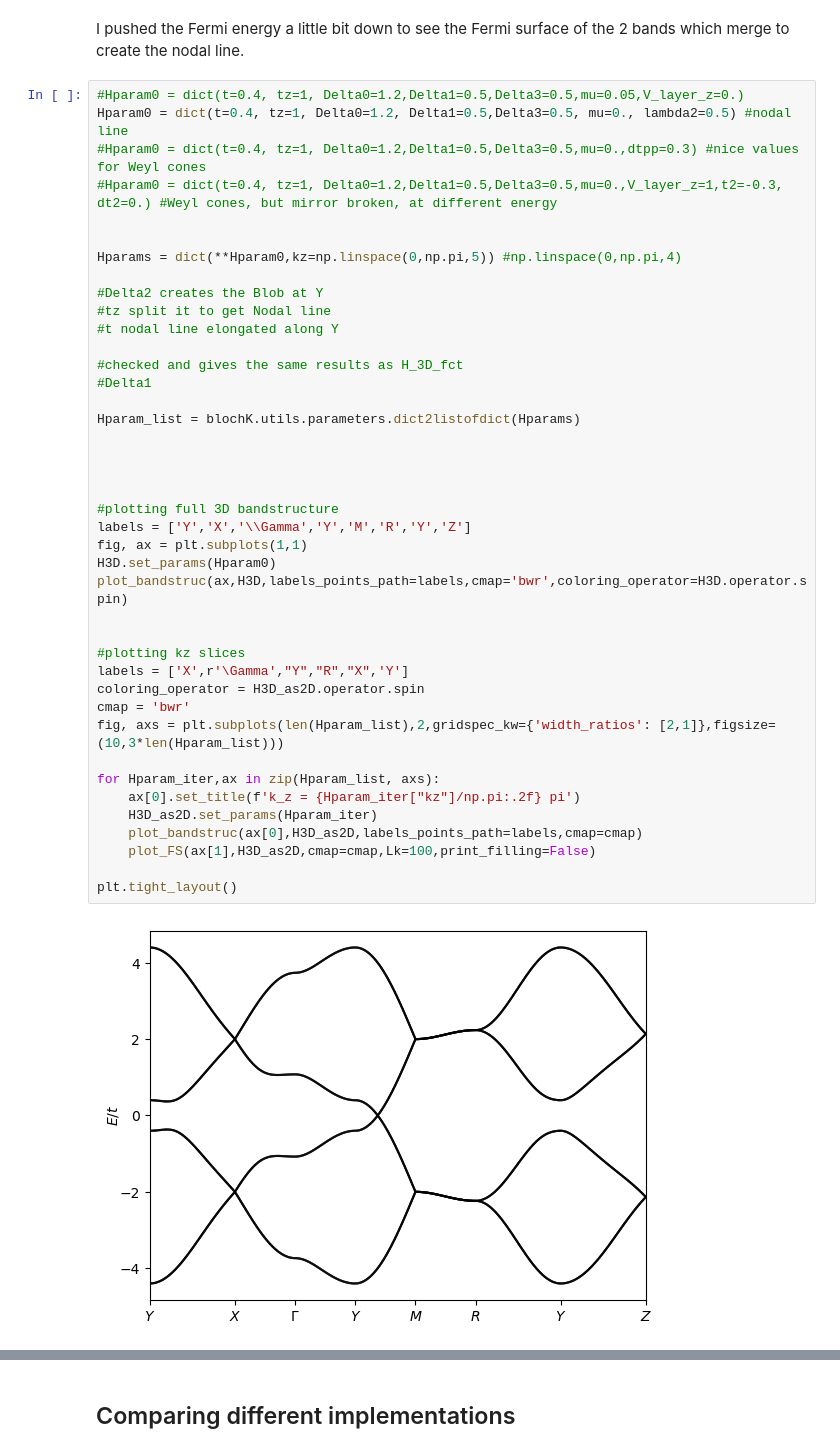
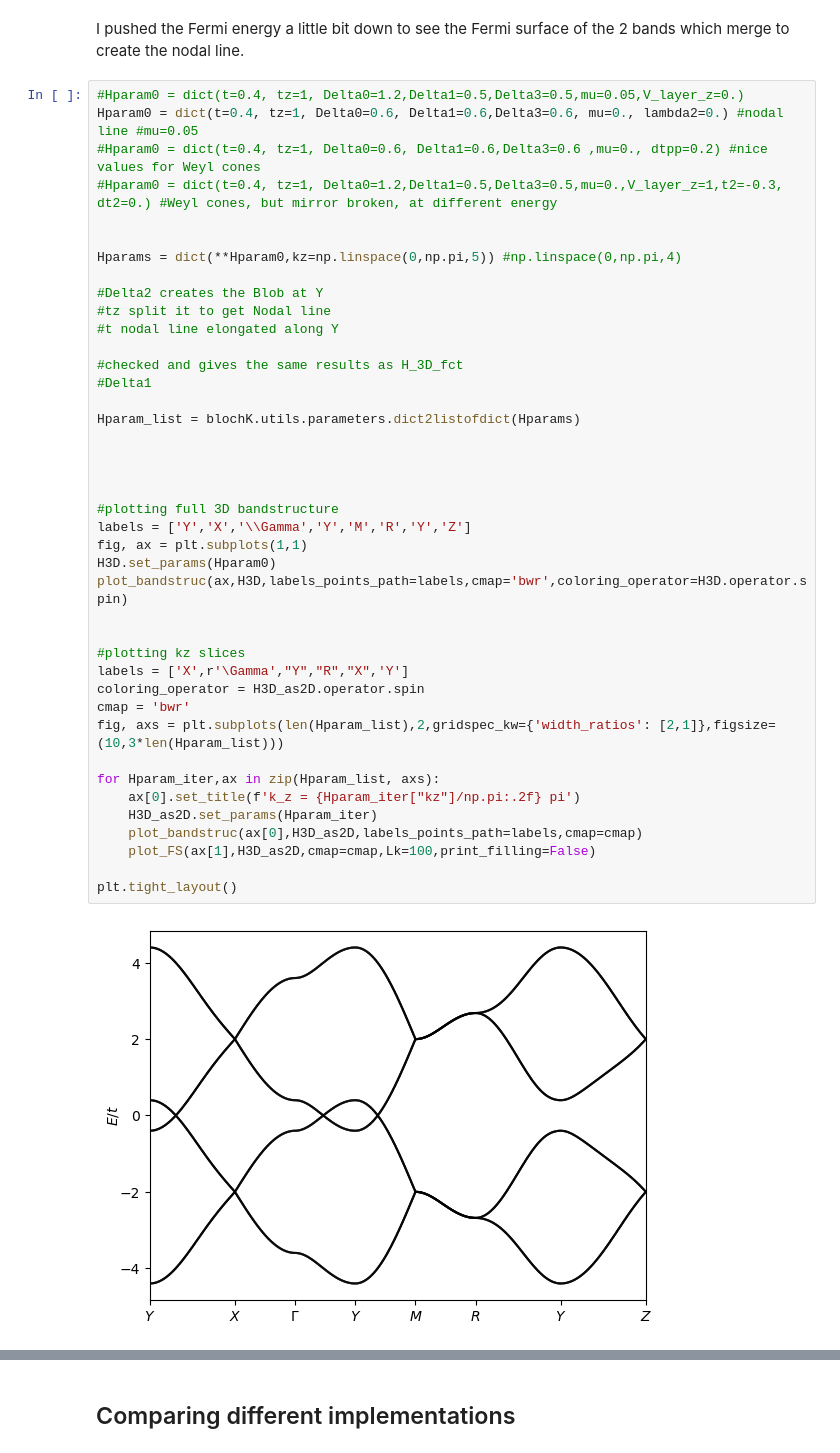
Before and after one commit to dpreuo/alter_surf, a Jupyter notebook: Weyl_CuMnAs.ipynb, the cells around one changed output, grey strips where cells are left out. Drawn from its saved outputs; the diff is of its cells as text.

```diff
--- a/Weyl_CuMnAs.ipynb
+++ b/Weyl_CuMnAs.ipynb
@@ -310,8 +101,8 @@ def project_doublelayer(layer):
 I pushed the Fermi energy a little bit down to see the Fermi surface of the 2 bands which merge to create the nodal line.
 # %%
 #Hparam0 = dict(t=0.4, tz=1, Delta0=1.2,Delta1=0.5,Delta3=0.5,mu=0.05,V_layer_z=0.)
-Hparam0 = dict(t=0.4, tz=1, Delta0=1.2, Delta1=0.5,Delta3=0.5, mu=0., lambda2=0.5) #nodal line
-#Hparam0 = dict(t=0.4, tz=1, Delta0=1.2,Delta1=0.5,Delta3=0.5,mu=0.,dtpp=0.3) #nice values for Weyl cones
+Hparam0 = dict(t=0.4, tz=1, Delta0=0.6, Delta1=0.6,Delta3=0.6, mu=0., lambda2=0.) #nodal line #mu=0.05
+#Hparam0 = dict(t=0.4, tz=1, Delta0=0.6, Delta1=0.6,Delta3=0.6 ,mu=0., dtpp=0.2) #nice values for Weyl cones
 #Hparam0 = dict(t=0.4, tz=1, Delta0=1.2,Delta1=0.5,Delta3=0.5,mu=0.,V_layer_z=1,t2=-0.3, dt2=0.) #Weyl cones, but mirror broken, at different energy
 
 
@@ -323,31 +114,31 @@ Hparams = dict(**Hparam0,kz=np.linspace(0,np.pi,5)) #np.linspace(0,np.pi,4)
 
 #checked and gives the same results as H_3D_fct
 #Delta1
 
 Hparam_list = blochK.utils.parameters.dict2listofdict(Hparams)
 
 
 
 
 #plotting full 3D bandstructure
 labels = ['Y','X','\\Gamma','Y','M','R','Y','Z']
 fig, ax = plt.subplots(1,1)
 H3D.set_params(Hparam0)
 plot_bandstruc(ax,H3D,labels_points_path=labels,cmap='bwr',coloring_operator=H3D.operator.spin)
 
 
 #plotting kz slices
 labels = ['X',r'\Gamma',"Y","R","X",'Y']
 coloring_operator = H3D_as2D.operator.spin
 cmap = 'bwr'
 fig, axs = plt.subplots(len(Hparam_list),2,gridspec_kw={'width_ratios': [2,1]},figsize=(10,3*len(Hparam_list)))
 
 for Hparam_iter,ax in zip(Hparam_list, axs):
     ax[0].set_title(f'k_z = {Hparam_iter["kz"]/np.pi:.2f} pi')
     H3D_as2D.set_params(Hparam_iter)
     plot_bandstruc(ax[0],H3D_as2D,labels_points_path=labels,cmap=cmap)
     plot_FS(ax[1],H3D_as2D,cmap=cmap,Lk=100,print_filling=False)
 
 plt.tight_layout()
 # %% [output]
-[figure, old version]
+[figure, new version]
```
Also changed, not shown: parts of 11 cells of this notebook, 3 other files.
